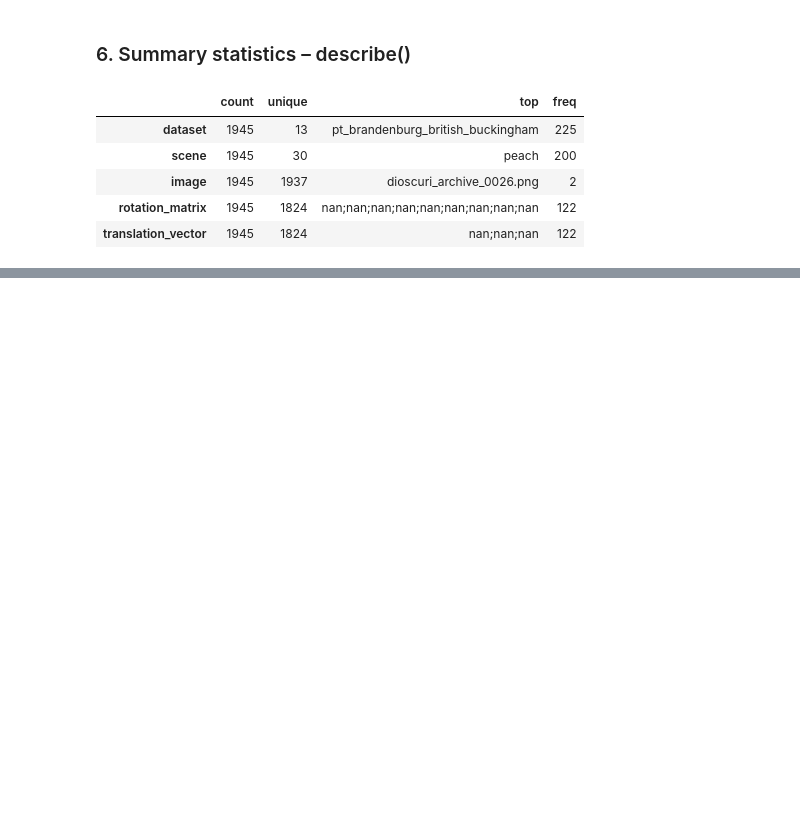
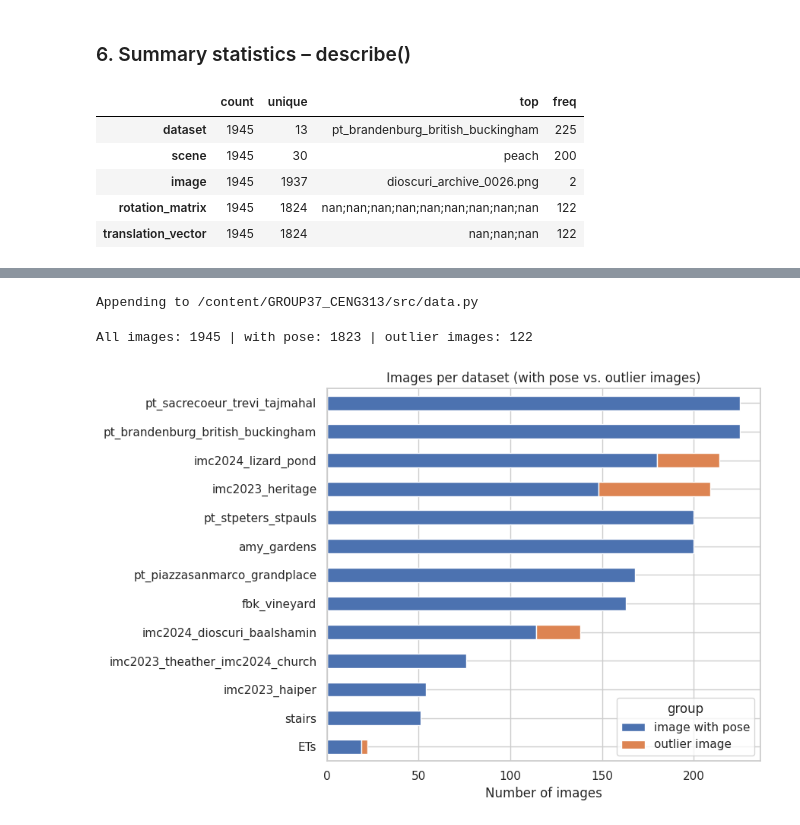
Before and after one commit to KayraOrbay/GROUP37_CENG313, a Jupyter notebook: assignment1_eda_baseline.ipynb, the cells around one changed output, grey strips where cells are left out. Saved outputs shown, nothing was run; the diff lists cells and outputs as text; code cells hidden in the pictures; blank space fills up the shorter version.

```diff
--- a/assignment1_eda_baseline.ipynb
+++ b/assignment1_eda_baseline.ipynb
@@ -325,0 +330,59 @@ From the describe() results we see that every value in the image column is uniqu
+# %%
+%%writefile -a /content/GROUP37_CENG313/src/data.py
+
+
+def add_pose_features(df):
+    """Parse poses and add simple numeric features for EDA.
+
+    rot_angle_deg : rotation angle of R (0 = same orientation as the reference)
+    t_norm        : length of the translation vector
+    cx, cy, cz    : camera center in world coordinates, C = -R^T t
+    dist_to_center: distance of the camera to the median camera center of its scene
+    det_R, orth_err: sanity checks (a valid rotation has det = 1 and R R^T = I)
+    """
+    out = parse_poses(df)
+    r_cols = [f"R{i}{j}" for i in range(3) for j in range(3)]
+    R = out[r_cols].to_numpy().reshape(-1, 3, 3)
+    t = out[["tx", "ty", "tz"]].to_numpy()
+
+    trace = np.trace(R, axis1=1, axis2=2)
+    out["rot_angle_deg"] = np.degrees(np.arccos(np.clip((trace - 1) / 2, -1, 1)))
+    out["t_norm"] = np.linalg.norm(t, axis=1)
+    C = -np.einsum("nji,nj->ni", R, t)
+    out[["cx", "cy", "cz"]] = C
+    with np.errstate(invalid="ignore"):  # outlier rows are NaN
+        out["det_R"] = np.linalg.det(R)
+        out["orth_err"] = np.linalg.norm(R @ R.transpose(0, 2, 1) - np.eye(3), axis=(1, 2))
+
+    centers = out.groupby(["dataset", "scene"])[["cx", "cy", "cz"]].transform("median")
+    out["dist_to_center"] = np.linalg.norm(out[["cx", "cy", "cz"]].to_numpy() - centers.to_numpy(), axis=1)
+    out["is_outlier_image"] = out["scene"].eq("outliers") | out["tx"].isna()
+    return out
+# %% [output]
+Appending to /content/GROUP37_CENG313/src/data.py
+# %%
+import importlib
+import numpy as np
+import pandas as pd
+import matplotlib.pyplot as plt
+import seaborn as sns
+import src.data
+importlib.reload(src.data)
+from src.data import add_pose_features
+
+sns.set_theme(style="whitegrid")
+df = add_pose_features(labels)
+poses_ok = df[~df["is_outlier_image"]].copy()
+print("All images:", len(df), "| with pose:", len(poses_ok), "| outlier images:", df["is_outlier_image"].sum())
+# %% [output]
+All images: 1945 | with pose: 1823 | outlier images: 122
+# %%
+counts = (df.assign(group=np.where(df["is_outlier_image"], "outlier image", "image with pose"))
+            .groupby(["dataset", "group"]).size().unstack(fill_value=0))
+counts = counts.loc[counts.sum(axis=1).sort_values().index]
+ax = counts.plot(kind="barh", stacked=True, figsize=(9, 6), color=["#4C72B0", "#DD8452"][:counts.shape[1]])
+ax.set_xlabel("Number of images"); ax.set_ylabel("")
+ax.set_title("Images per dataset (with pose vs. outlier images)")
+plt.tight_layout(); plt.show()
+# %% [output]
+[figure, added]
```
Also changed, not shown: parts of 16 cells of this notebook.
